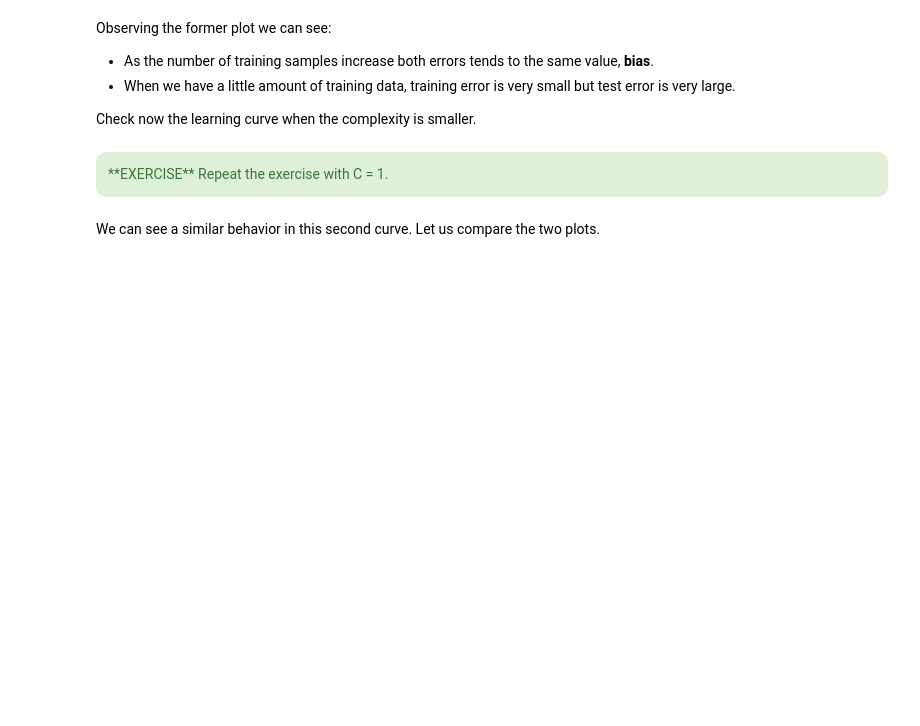
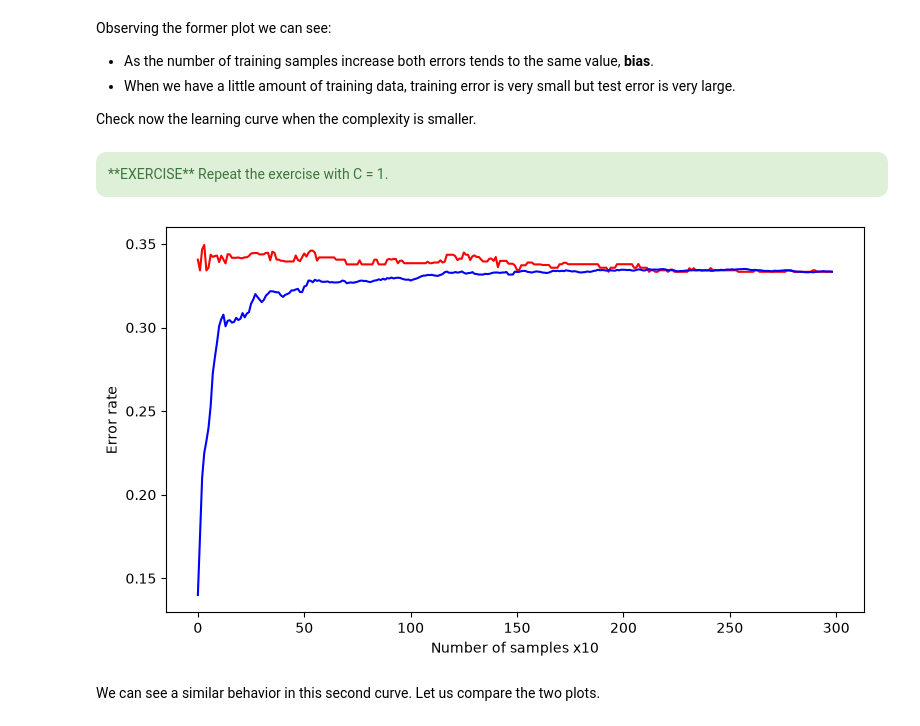
Before and after one commit to GCGCepi/Master_FPoDS, a Jupyter notebook: Machine Learning/Teoria/Pill 6/Pill6 Overfitting/pill6 - introduction to overfitting_student.ipynb, the cells around one changed output. Drawn from its saved outputs; the diff is of its cells as text; code cells hidden in the pictures; blank space fills up the shorter version.

```diff
--- a/Machine Learning/Teoria/Pill 6/Pill6 Overfitting/pill6 - introduction to overfitting_student.ipynb
+++ b/Machine Learning/Teoria/Pill 6/Pill6 Overfitting/pill6 - introduction to overfitting_student.ipynb
@@ -335,3 +333,51 @@ Repeat the exercise with C = 1.
+# %%
+import numpy as np
+import matplotlib.pyplot as plt
+from ipywidgets import interact
+from sklearn import metrics
+from sklearn import tree
+
+C=1
+MAXN=1000
+
+#Repeat ten times to get smooth curves
+for i in range(10):
+    X = np.concatenate([1.25*np.random.randn(MAXN,2),5+1.5*np.random.randn(MAXN,2)])
+    X = np.concatenate([X,[8,5]+1.5*np.random.randn(MAXN,2)])
+    y = np.concatenate([np.ones((MAXN,1)),-np.ones((MAXN,1))])
+    y = np.concatenate([y,np.ones((MAXN,1))])
+    perm = np.random.permutation(y.size)
+    X = X[perm,:]
+    y = y[perm]
+
+    X_test = np.concatenate([1.25*np.random.randn(MAXN,2),5+1.5*np.random.randn(MAXN,2)])
+    X_test = np.concatenate([X_test,[8,5]+1.5*np.random.randn(MAXN,2)])
+    y_test = np.concatenate([np.ones((MAXN,1)),-np.ones((MAXN,1))])
+    y_test = np.concatenate([y_test,np.ones((MAXN,1))])
+    j=0
+    for N in range(10,3000,10):
+        Xr=X[:N,:]
+        yr=y[:N]
+        idxplus = yr==1
+        idxminus = yr==-1
+        idxplus = idxplus.flatten()
+        idxminus = idxminus.flatten()
+        #Evaluate the model
+        clf = tree.DecisionTreeClassifier(min_samples_leaf=1, max_depth=C)
+        clf.fit(Xr,yr.ravel())
+        yhat_test[i,j,1] = 1. - metrics.accuracy_score(clf.predict(X_test), y_test.ravel())
+        yhat_train[i,j,1] = 1. - metrics.accuracy_score(clf.predict(Xr), yr.ravel())
+        j=j+1
+
+plt.plot(np.mean(yhat_test[:,:,1].T,axis=1),'r')
+plt.plot(np.mean(yhat_train[:,:,1].T,axis=1),'b')
+fig = plt.gcf()
+fig.set_size_inches(9,5)
+plt.xlabel('Number of samples x10')
+plt.ylabel('Error rate')
+plt.show()
+# %% [output]
+[figure, added]
 # %% [markdown]
 We can see a similar behavior in this second curve. Let us compare the two plots.
 # %%
```
Also changed, not shown: parts of 4 cells of this notebook.
